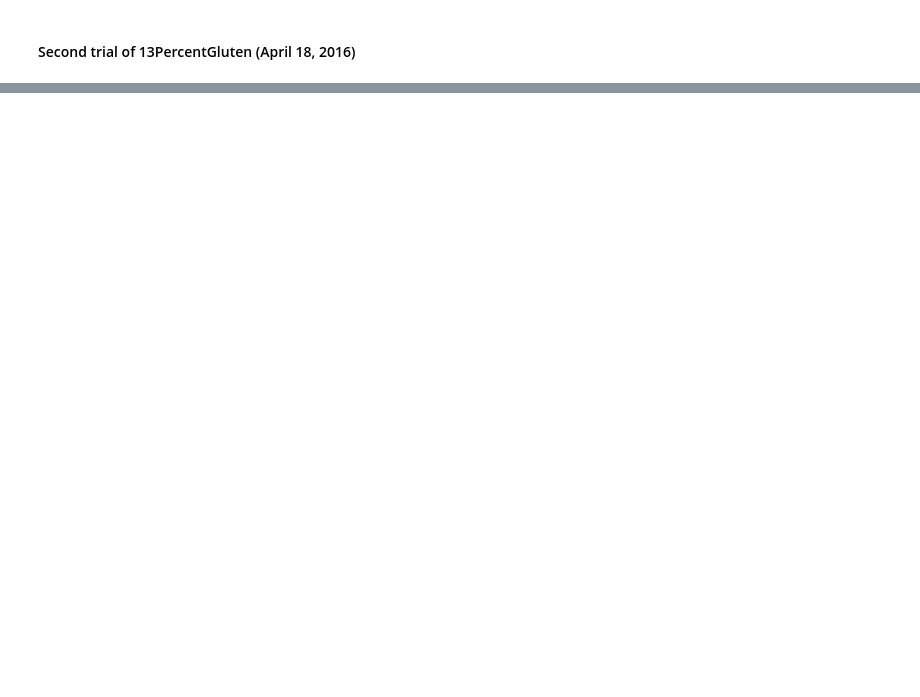
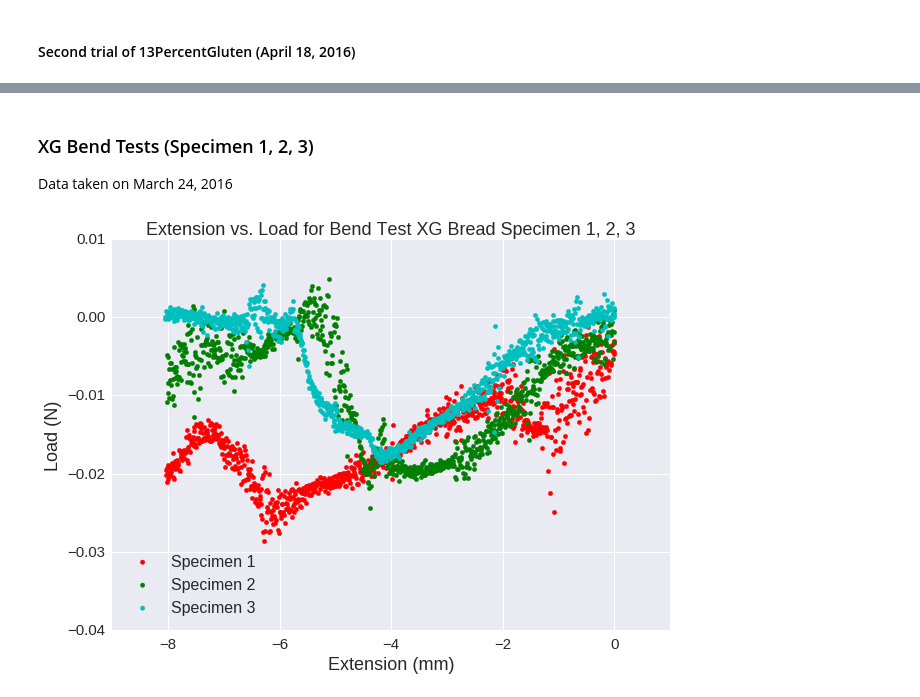
Before and after one commit to greenteawarrior/MatSci, a Jupyter notebook: GFBaking/instron_csv.ipynb, the cells around one changed output, grey strips where cells are left out. Cells and saved outputs as stored; diff of their text form; code cells hidden in the pictures; blank space fills up the shorter version.

```diff
--- a/GFBaking/instron_csv.ipynb
+++ b/GFBaking/instron_csv.ipynb
@@ -251,0 +229,30 @@ plot_cc([g2_8_compress1,
+# %% [markdown]
+### XG Bend Tests (Specimen 1, 2, 3)
+
+Data taken on March 24, 2016
+# %%
+# import
+XG_bend1 = pd.read_csv('data/XG/XG_Bend_Data/XG_Bend_Specimen_RawData_1.csv', header=[0, 1])
+XG_bend2 = pd.read_csv('data/XG/XG_Bend_Data/XG_Bend_Specimen_RawData_2.csv', header=[0, 1])
+XG_bend3 = pd.read_csv('data/XG/XG_Bend_Data/XG_Bend_Specimen_RawData_3.csv', header=[0, 1])
+# %%
+# plotting
+pw = plt.figure(figsize=(10,7))
+plt.scatter(XG_bend1['Extension'], XG_bend1['Load'], color='r')
+plt.scatter(XG_bend2['Extension'], XG_bend2['Load'], color='g')
+plt.scatter(XG_bend3['Extension'], XG_bend3['Load'], color='c')
+
+# formatting
+plt.title('Extension vs. Load for Bend Test XG Bread Specimen 1, 2, 3', fontsize=18)
+plt.xlabel('Extension (mm)', fontsize=18)
+plt.ylabel('Load (N)', fontsize=18)
+plt.rc('xtick', labelsize=15)
+plt.rc('ytick', labelsize=15)
+plt.legend(['Specimen 1', 'Specimen 2', 'Specimen 3'], loc=3, fontsize=16)
+plt.show()
+
+# uncomment if figure saving is desired
+# pw.savefig('figures/XG_Bend_Sp123.pdf', format='pdf')
+# pw.savefig('figures/XG_Bend_Sp123.png', format='png')
+# %% [output]
+[figure, added]
```
Also changed, not shown: parts of 13 cells of this notebook, 9 other files.
